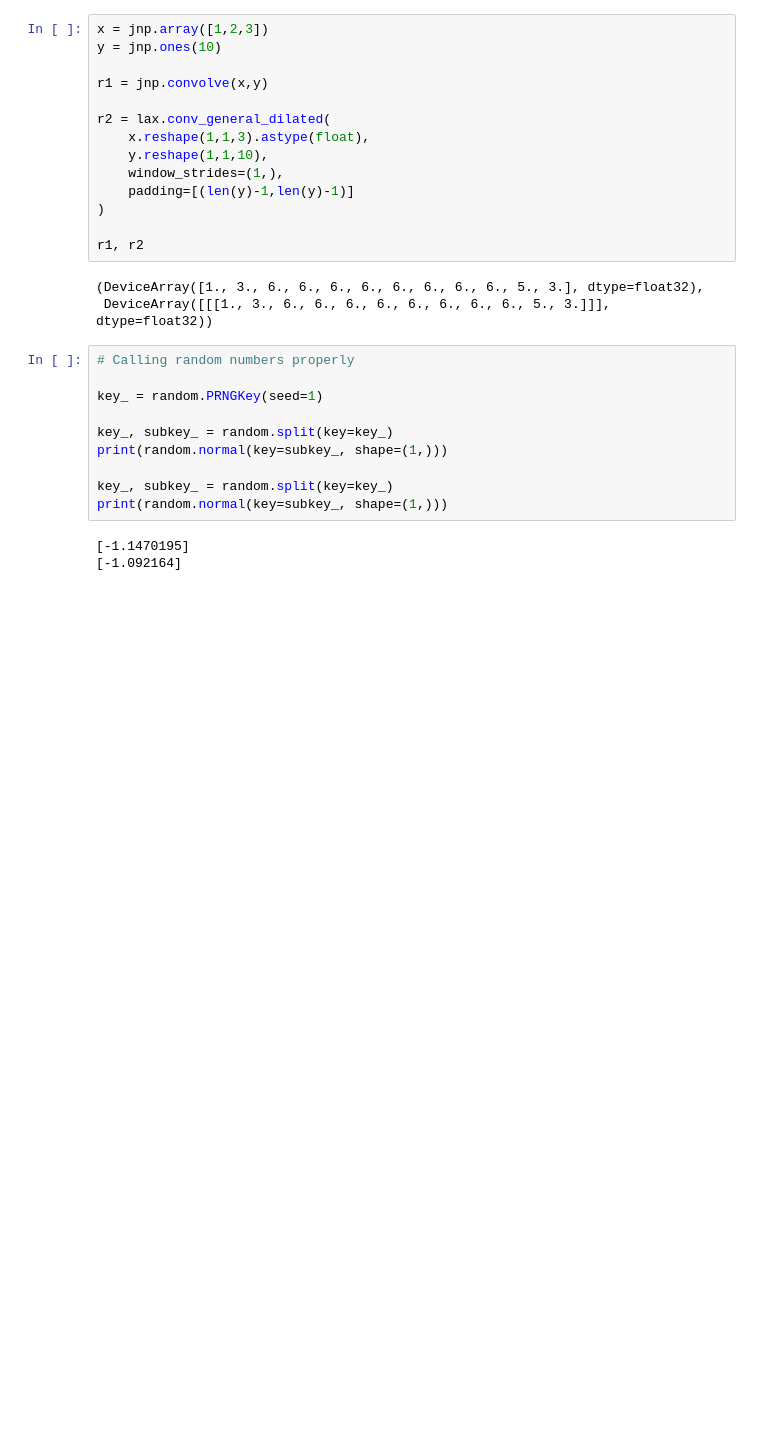
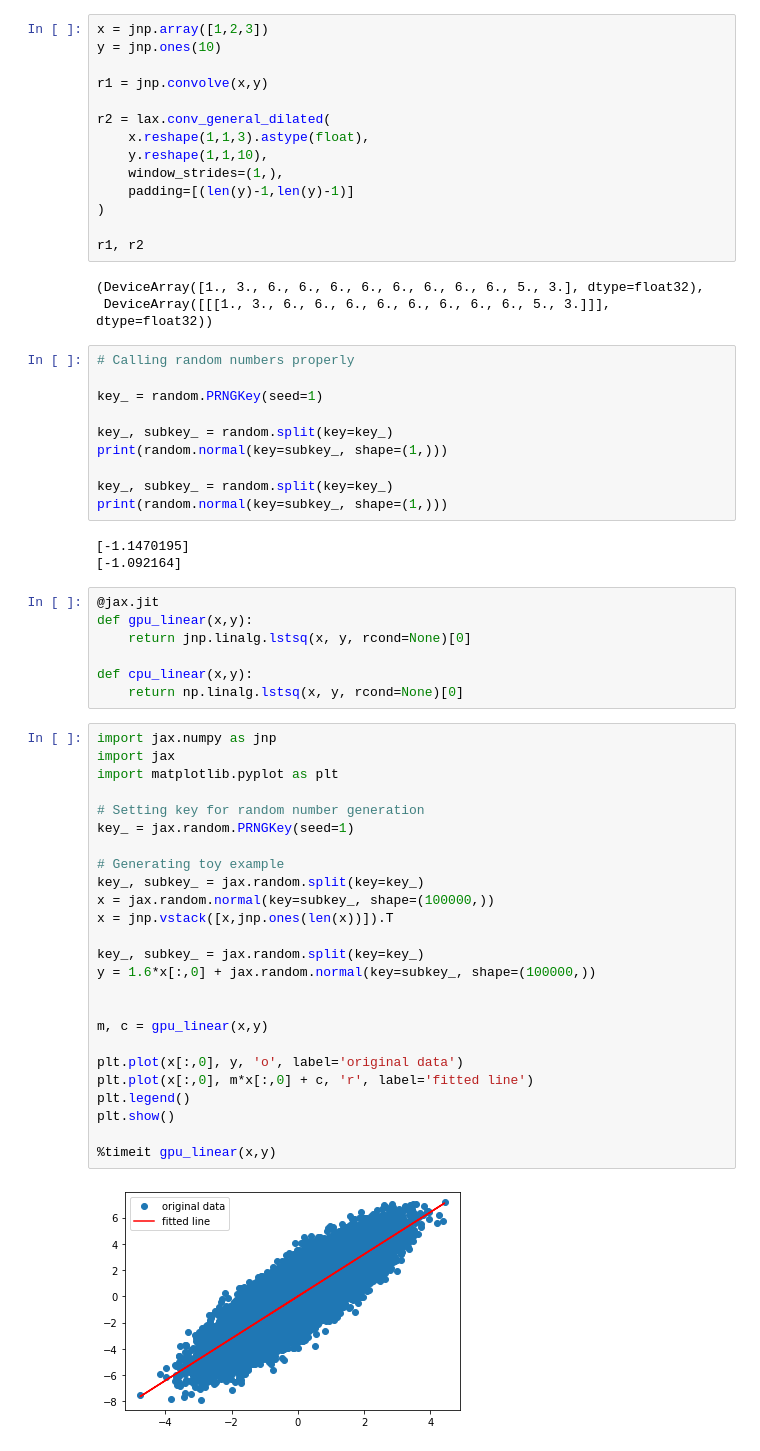
Before and after one commit to tgautam03/xlapinn, a Jupyter notebook: nb/JAX_1.ipynb, the cells around one changed output. Drawn from its saved outputs; the diff is of its cells as text; blank space fills up the shorter version.

```diff
--- a/nb/JAX_1.ipynb
+++ b/nb/JAX_1.ipynb
@@ -284,3 +284,37 @@ print(random.normal(key=subkey_, shape=(1,)))
 # %% [output]
 [-1.1470195]
 [-1.092164]
+# %%
+@jax.jit
+def gpu_linear(x,y):
+    return jnp.linalg.lstsq(x, y, rcond=None)[0]
+
+def cpu_linear(x,y):
+    return np.linalg.lstsq(x, y, rcond=None)[0]
+# %%
+import jax.numpy as jnp
+import jax
+import matplotlib.pyplot as plt
+
+# Setting key for random number generation
+key_ = jax.random.PRNGKey(seed=1)
+
+# Generating toy example
+key_, subkey_ = jax.random.split(key=key_)
+x = jax.random.normal(key=subkey_, shape=(100000,))
+x = jnp.vstack([x,jnp.ones(len(x))]).T
+
+key_, subkey_ = jax.random.split(key=key_)
+y = 1.6*x[:,0] + jax.random.normal(key=subkey_, shape=(100000,))
+
+
+m, c = gpu_linear(x,y)
+
+plt.plot(x[:,0], y, 'o', label='original data')
+plt.plot(x[:,0], m*x[:,0] + c, 'r', label='fitted line')
+plt.legend()
+plt.show()
+
+%timeit gpu_linear(x,y)
+# %% [output]
+[figure, added]
```
Also changed, not shown: parts of 4 cells of this notebook, 2 other files.
